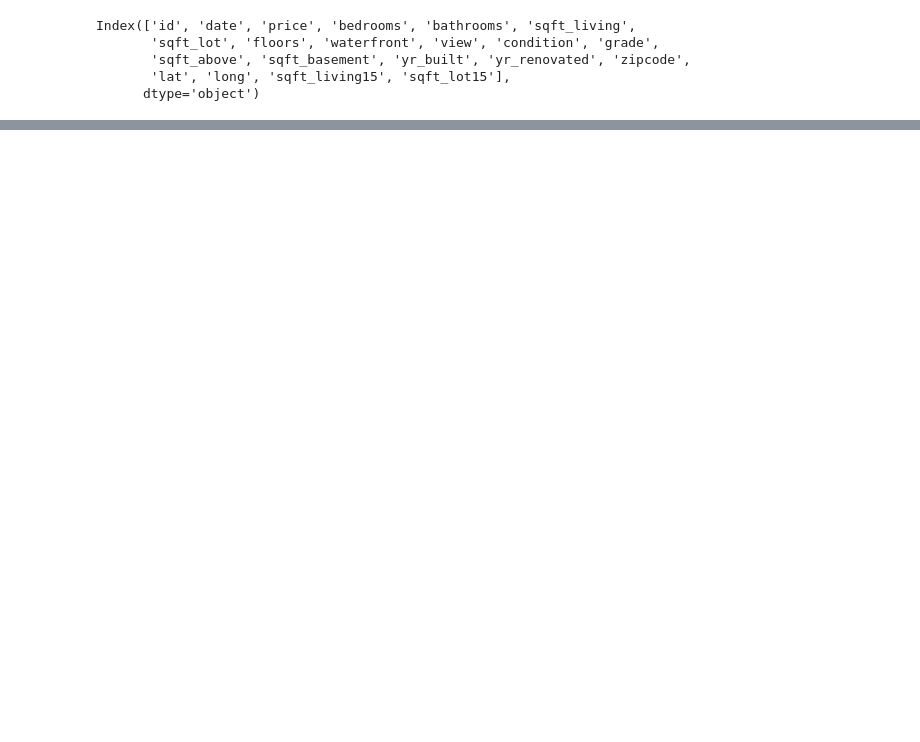
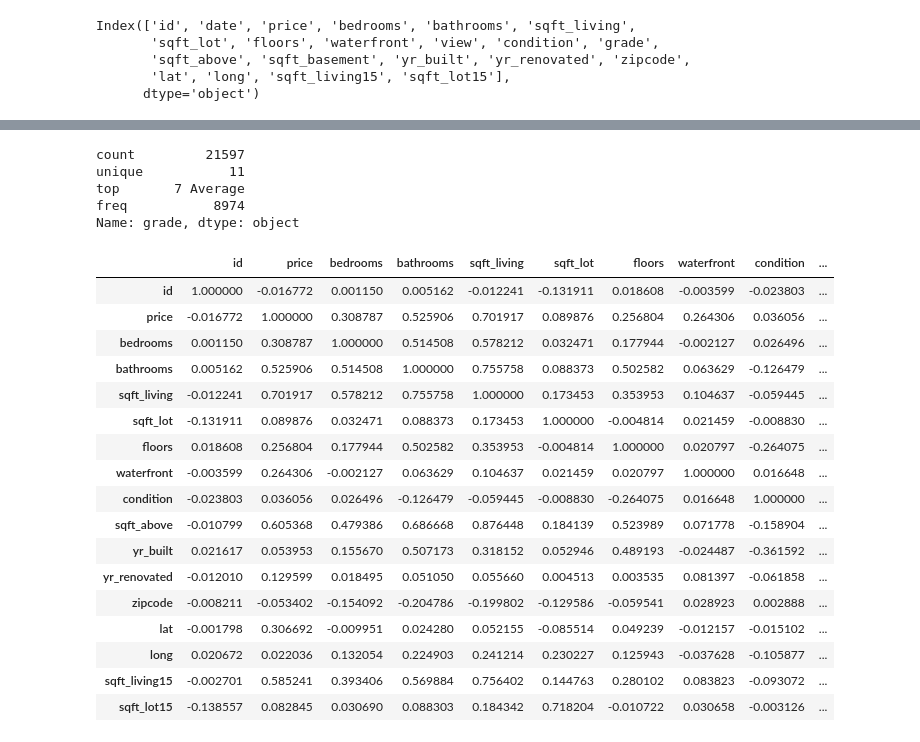
Before and after one commit to hgcostello/Phase2-Project, a Jupyter notebook: hgc_working_notebook.ipynb, the cells around one changed output, grey strips where cells are left out. Cells and saved outputs as stored; diff of their text form; code cells hidden in the pictures; blank space fills up the shorter version.

```diff
--- a/hgc_working_notebook.ipynb
+++ b/hgc_working_notebook.ipynb
@@ -30,0 +128,29 @@ df = pd.read_csv('data/kc_house_data.csv')
+# %%
+df['grade'].describe()
+# %% [output]
+count         21597
+unique           11
+top       7 Average
+freq           8974
+Name: grade, dtype: object
+# %%
+df.corr()
+# %% [output]
+|  | id | price | bedrooms | bathrooms | sqft_living | sqft_lot | floors | waterfront | condition | ... |
+| id | 1.000000 | -0.016772 | 0.001150 | 0.005162 | -0.012241 | -0.131911 | 0.018608 | -0.003599 | -0.023803 | ... |
+| price | -0.016772 | 1.000000 | 0.308787 | 0.525906 | 0.701917 | 0.089876 | 0.256804 | 0.264306 | 0.036056 | ... |
+| bedrooms | 0.001150 | 0.308787 | 1.000000 | 0.514508 | 0.578212 | 0.032471 | 0.177944 | -0.002127 | 0.026496 | ... |
+| bathrooms | 0.005162 | 0.525906 | 0.514508 | 1.000000 | 0.755758 | 0.088373 | 0.502582 | 0.063629 | -0.126479 | ... |
+| sqft_living | -0.012241 | 0.701917 | 0.578212 | 0.755758 | 1.000000 | 0.173453 | 0.353953 | 0.104637 | -0.059445 | ... |
+| sqft_lot | -0.131911 | 0.089876 | 0.032471 | 0.088373 | 0.173453 | 1.000000 | -0.004814 | 0.021459 | -0.008830 | ... |
+| floors | 0.018608 | 0.256804 | 0.177944 | 0.502582 | 0.353953 | -0.004814 | 1.000000 | 0.020797 | -0.264075 | ... |
+| waterfront | -0.003599 | 0.264306 | -0.002127 | 0.063629 | 0.104637 | 0.021459 | 0.020797 | 1.000000 | 0.016648 | ... |
+| condition | -0.023803 | 0.036056 | 0.026496 | -0.126479 | -0.059445 | -0.008830 | -0.264075 | 0.016648 | 1.000000 | ... |
+| sqft_above | -0.010799 | 0.605368 | 0.479386 | 0.686668 | 0.876448 | 0.184139 | 0.523989 | 0.071778 | -0.158904 | ... |
+| yr_built | 0.021617 | 0.053953 | 0.155670 | 0.507173 | 0.318152 | 0.052946 | 0.489193 | -0.024487 | -0.361592 | ... |
+| yr_renovated | -0.012010 | 0.129599 | 0.018495 | 0.051050 | 0.055660 | 0.004513 | 0.003535 | 0.081397 | -0.061858 | ... |
+| zipcode | -0.008211 | -0.053402 | -0.154092 | -0.204786 | -0.199802 | -0.129586 | -0.059541 | 0.028923 | 0.002888 | ... |
+| lat | -0.001798 | 0.306692 | -0.009951 | 0.024280 | 0.052155 | -0.085514 | 0.049239 | -0.012157 | -0.015102 | ... |
+| long | 0.020672 | 0.022036 | 0.132054 | 0.224903 | 0.241214 | 0.230227 | 0.125943 | -0.037628 | -0.105877 | ... |
+| sqft_living15 | -0.002701 | 0.585241 | 0.393406 | 0.569884 | 0.756402 | 0.144763 | 0.280102 | 0.083823 | -0.093072 | ... |
+| sqft_lot15 | -0.138557 | 0.082845 | 0.030690 | 0.088303 | 0.184342 | 0.718204 | -0.010722 | 0.030658 | -0.003126 | ... |
```
Also changed, not shown: parts of 46 cells of this notebook.
